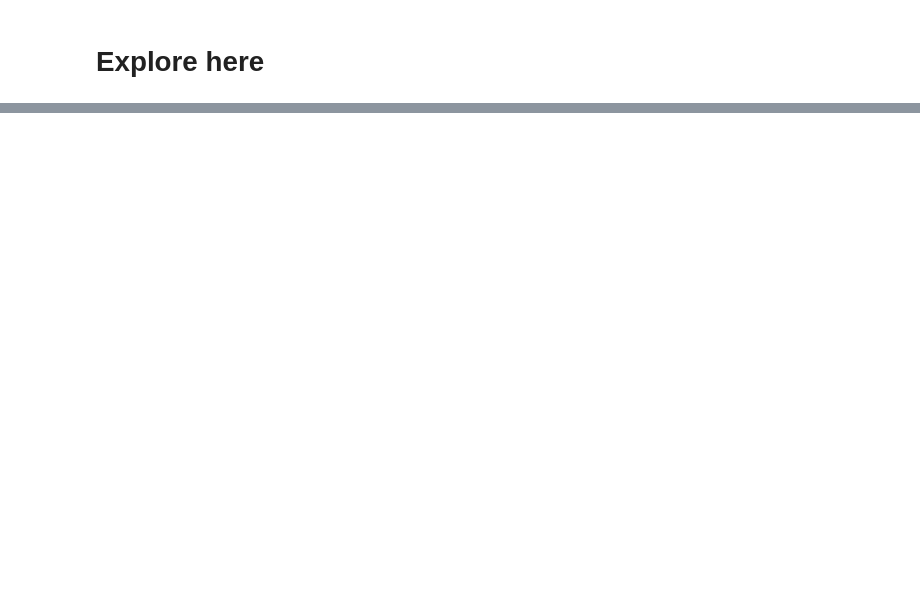
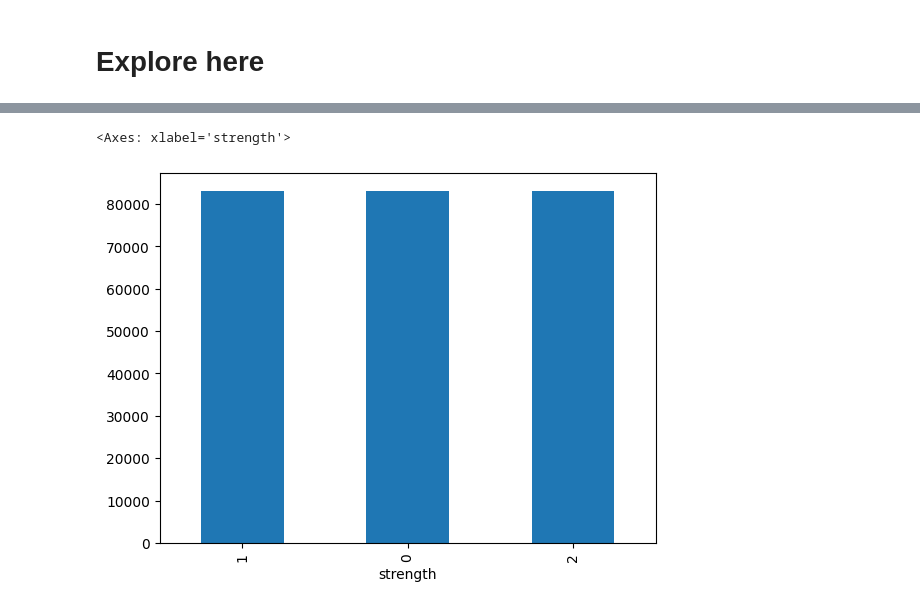
Before and after one commit to leandro-reguero/streamlit-project, a Jupyter notebook: src/explore.ipynb, the cells around one changed output, grey strips where cells are left out. Drawn from its saved outputs; the diff is of its cells as text; code cells hidden in the pictures; blank space fills up the shorter version.

```diff
--- a/src/explore.ipynb
+++ b/src/explore.ipynb
@@ -37,0 +73,17 @@ ParserError: Error tokenizing data. C error: Expected 2 fields in line 2810, saw
+# %%
+from sklearn.utils import resample
+
+minority = df[df['strength'] == 2]
+majority = df[df['strength'] == 1]
+majority2 = df[df['strength'] == 0]
+
+
+majority_ds = resample(majority, replace=False, n_samples=len(minority), random_state=21)
+majority2_ds = resample(majority2, replace=False, n_samples=len(minority), random_state=21)
+
+balanced_data = pd.concat([majority_ds, majority2_ds, minority])
+# %%
+balanced_data['strength'].value_counts().plot(kind='bar')
+# %% [output]
+<Axes: xlabel='strength'>
+[figure, added]
```
Also changed, not shown: parts of 20 cells of this notebook.
